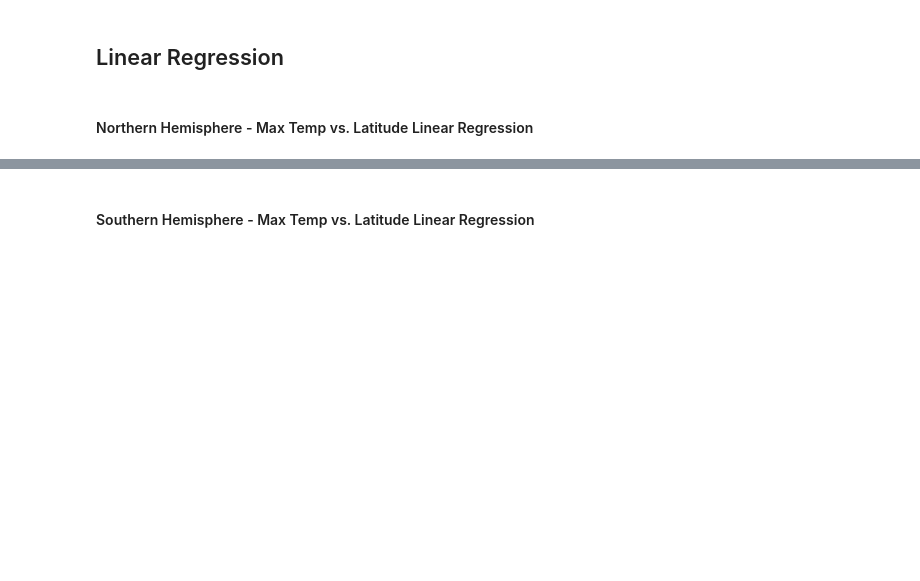
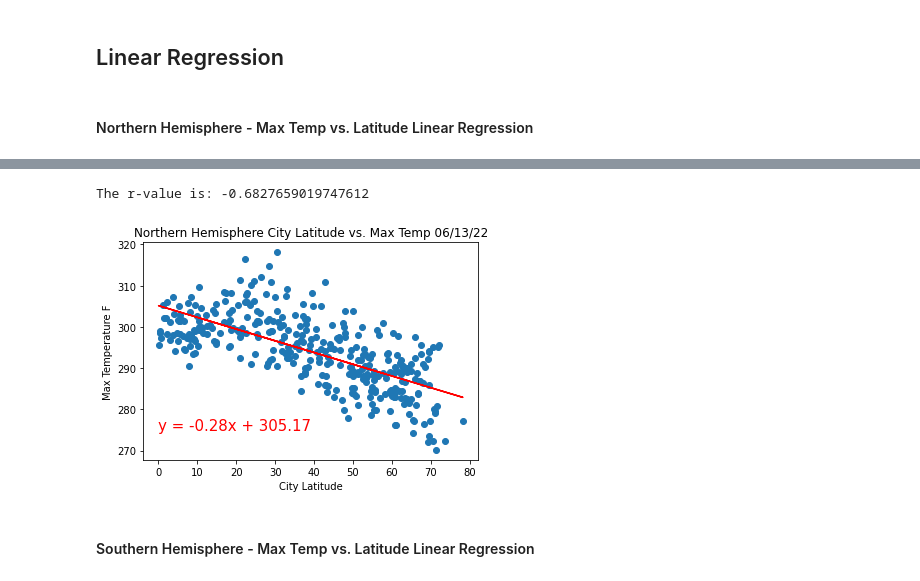
Before and after one commit to Kevin-McConchie/python-api-weather, a Jupyter notebook: WeatherPy/WeatherPy.ipynb, the cells around one changed output, grey strips where cells are left out. Drawn from its saved outputs; the diff is of its cells as text; code cells hidden in the pictures; blank space fills up the shorter version.

Commit message:
Line Regression Complete

```diff
--- a/WeatherPy/WeatherPy.ipynb
+++ b/WeatherPy/WeatherPy.ipynb
@@ -262,5 +263,9 @@ plt.show()
 [figure]
 # %% [markdown]
 ## Linear Regression
+# %%
+# Create Northen and Southern Hemisphere DataFrames.
+north_hemi_df = clean_city_data.loc[(city_data_df["Lat"] >= 0)]
+south_hemi_df = clean_city_data.loc[(city_data_df["Lat"] < 0)]
 # %% [markdown]
 ####  Northern Hemisphere - Max Temp vs. Latitude Linear Regression
@@ -271,2 +272,27 @@ The r-value is: 0.46937863826630627
+# %%
+# import Lingress
+from scipy.stats import linregress
+
+# create scater plot with lat vs max temp plus linear regression
+x_values = north_hemi_df['Lat']
+y_values = north_hemi_df['Max Temp']
+
+# linear regression calc and plot
+(slope, intercept, rvalue, pvalue, stderr) = linregress(x_values, y_values)
+regress_values = x_values * slope + intercept
+line_eq = "y = " + str(round(slope,2)) + "x + " + str(round(intercept,2))
+plt.scatter(x_values,y_values)
+plt.plot(x_values,regress_values,"r-")
+plt.annotate(line_eq,(0,275),fontsize=15,color="red")
+
+# Labeling and r value
+plt.title(f"Northern Hemisphere City Latitude vs. Max Temp "+ time.strftime("%x"))
+plt.xlabel('City Latitude')
+plt.ylabel('Max Temperature F')
+print(f"The r-value is: {rvalue}")
+plt.show()
+# %% [output]
+The r-value is: -0.6827659019747612
+[figure, added]
 # %% [markdown]
 ####  Southern Hemisphere - Max Temp vs. Latitude Linear Regression
```
Also changed, not shown: parts of 20 cells of this notebook.
